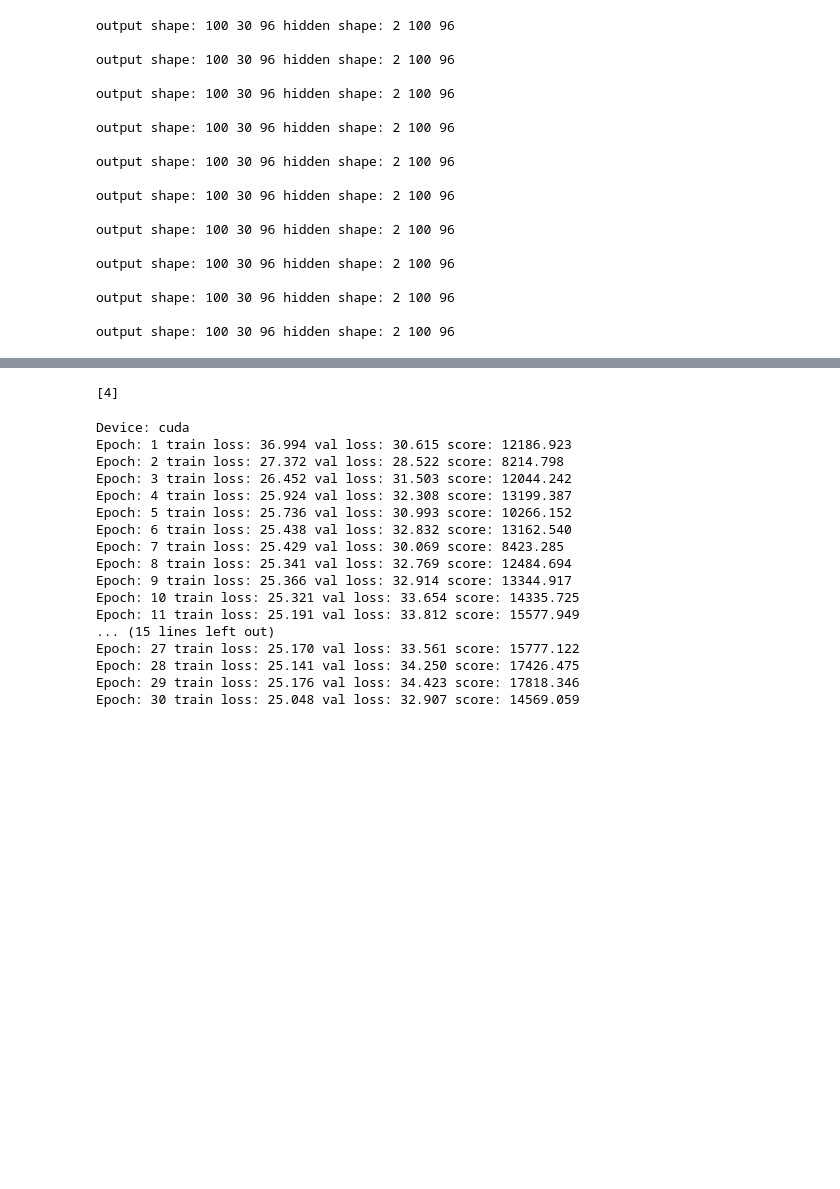
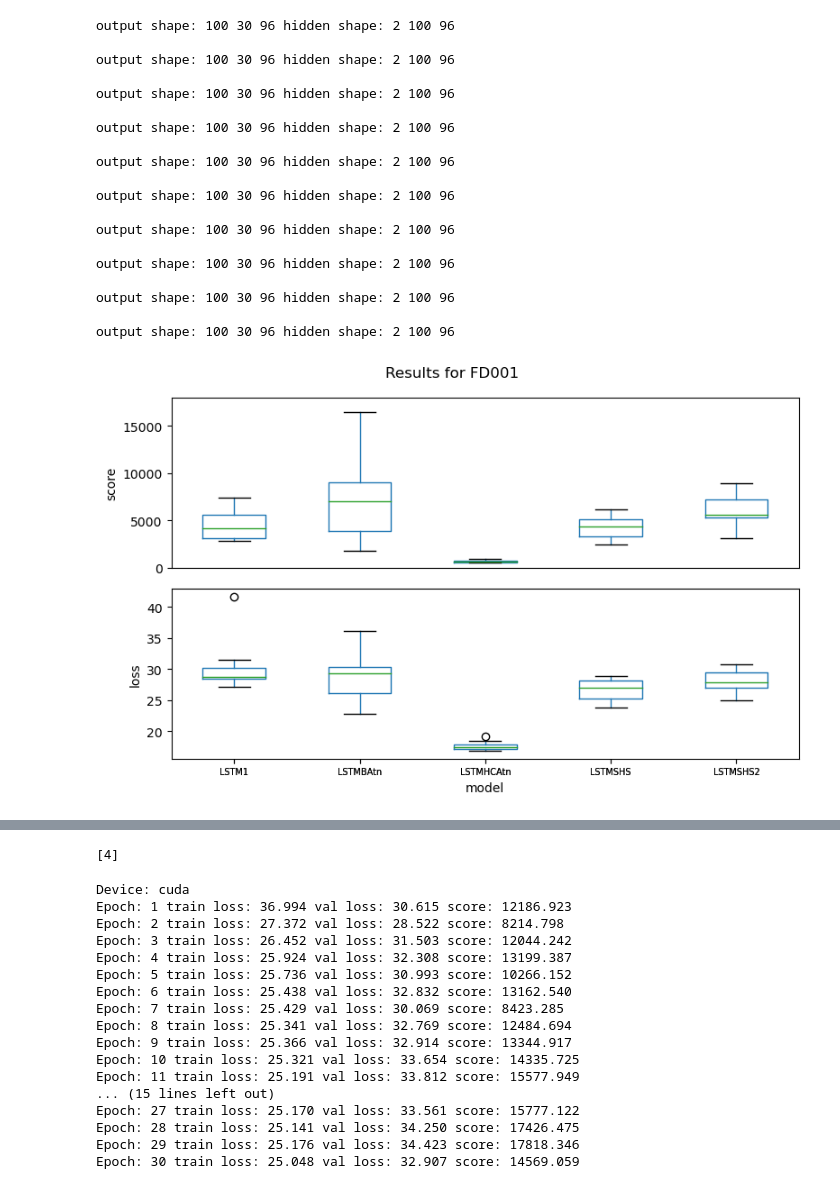
Before and after one commit to insdout/Time-Series-Hybrid-Autoencoder, a Jupyter notebook: Experiments.ipynb, the cells around one changed output, grey strips where cells are left out. Drawn from its saved outputs; the diff is of its cells as text; code cells hidden in the pictures; blank space fills up the shorter version.

```diff
--- a/Experiments.ipynb
+++ b/Experiments.ipynb
@@ -161,9 +157,9 @@ class LSTMBaselineAtn(nn.Module):
 
         return y_pred
 # %%
-class LSTMStackedHiddenStates(nn.Module):
+class LSTMSHS(nn.Module):
     def __init__(self, input_size=17, time_steps=30, hidden_size=64, num_layers=4):
-        super(LSTMStackedHiddenStates, self).__init__()
+        super(LSTMSHS, self).__init__()
         self.input_size = input_size
         self.time_steps = time_steps
         self.hidden_size = hidden_size
@@ -204,9 +200,9 @@ class LSTMStackedHiddenStates(nn.Module):
         #print("out shape:", out.shape)
         return out
 # %%
-class LSTMStackedHiddenStates2(nn.Module):
+class LSTMSHS2(nn.Module):
     def __init__(self, input_size=17, time_steps=30, hidden_size=64, num_layers=4):
-        super(LSTMStackedHiddenStates2, self).__init__()
+        super(LSTMSHS2, self).__init__()
         self.input_size = input_size
         self.time_steps = time_steps
         self.hidden_size = hidden_size
@@ -619,10 +898,29 @@ def run_experiments(param_dict, n_runs=10, epochs=20, max_rul=150):
             result['loss'].append(min_loss)
             result['score'].append(min_score)
     return  pd.DataFrame(data=result)
+# %%
+def plot_results(df, data_name):
+    fig, axes = plt.subplots(nrows=2, ncols=1, figsize=(8, 5), sharex=True)
+
+    df.boxplot(by ="model_name", column ='score', grid = False, ax=axes[0])
+    #plt.xticks(rotation=15)
+    axes[0].set_ylim(0, 18000)
+    #axes[0].xaxis.set_tick_params(labelsize=7)
+    axes[0].xaxis.set_visible(False)
+    axes[0].set_title("")
+    axes[0].set_ylabel('score', fontsize='medium')
+    #plt.xticks(fontsize=7, rotation=0)
+
+    df.boxplot(by ="model_name", column ='loss', grid = False,  ax=axes[1])
+    axes[1].xaxis.set_visible(True)
+    axes[1].set_title("")
+    axes[1].xaxis.set_tick_params(labelsize=7)
+    axes[1].set_ylabel('loss', fontsize='medium')
+    plt.suptitle(f'Results for {data_name}')
+    plt.xlabel('model')
+    plt.tight_layout();
 # %%
 MAX_RUL=150
-epochs = 5
-n_runs = 3
 
 trainset = CMAPSSSlidingWin(mode='train',
                                data_path='./CMAPSSData/train_FD001.txt', max_rul=MAX_RUL, standardize=True)
@@ -646,13 +944,13 @@ test_loader2 = DataLoader(dataset=testset2, batch_size=64, shuffle=False, num_wo
 param_dict = {'LSTM1':{'train_loader' : train_loader,
                        'test_loader' : test_loader,
                        'handcrafted': False},
-              'LSTMStackedHiddenStates':{'train_loader' : train_loader,
+              'LSTMSHS':{'train_loader' : train_loader,
                                          'test_loader' : test_loader,
                                          'handcrafted': False},
-              'LSTMStackedHiddenStates2':{'train_loader' : train_loader,
+              'LSTMSHS2':{'train_loader' : train_loader,
                                           'test_loader' : test_loader,
                                           'handcrafted': False},
-              'LSTMBaselineAtn':{'train_loader' : train_loader,
+              'LSTMBAtn':{'train_loader' : train_loader,
                                  'test_loader' : test_loader,
                                  'handcrafted': False},
               'LSTMHCAtn':{'train_loader' : train_loader2,
@@ -661,7 +959,7 @@ param_dict = {'LSTM1':{'train_loader' : train_loader,
              }
 
 
-df = run_experiments(param_dict, n_runs=10, epochs=80, max_rul=150)
+df = run_experiments(param_dict, n_runs=10, epochs=80, max_rul=MAX_RUL)
 # %% [output]
 output shape: 100 30 96 hidden shape: 2 100 96
 
@@ -682,3 +980,7 @@ output shape: 100 30 96 hidden shape: 2 100 96
 output shape: 100 30 96 hidden shape: 2 100 96
 
 output shape: 100 30 96 hidden shape: 2 100 96
+# %%
+plot_results(df, "FD001")
+# %% [output]
+[figure, added]
```
Also changed, not shown: parts of 18 cells of this notebook, 3 other files.
